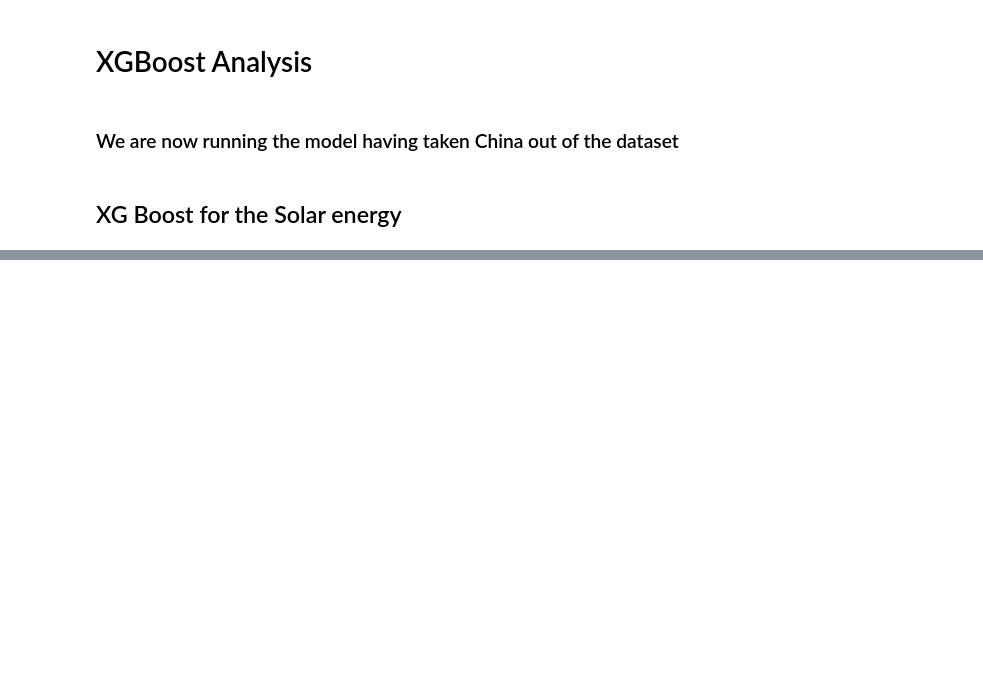
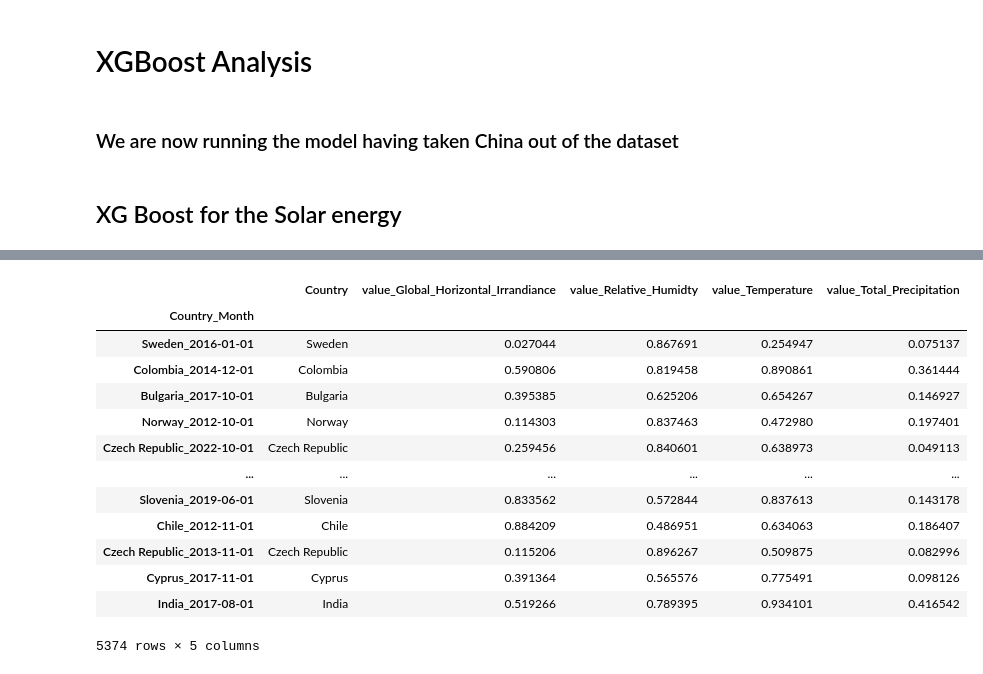
Before and after one commit to VonRiecken/Power-Predict, a Jupyter notebook: notebooks/weather_extraction_20231204.ipynb, the cells around one changed output, grey strips where cells are left out. Saved outputs shown, nothing was run; the diff lists cells and outputs as text; code cells hidden in the pictures; blank space fills up the shorter version.

```diff
--- a/notebooks/weather_extraction_20231204.ipynb
+++ b/notebooks/weather_extraction_20231204.ipynb
@@ -1391,0 +1453,3 @@ plt.show()
+# %%
+y = np.log1p(df[['Hydro', 'Solar', 'Wind', 'total_sol_wind_hyd']])
+y
@@ -1391,0 +1471,30 @@ plt.show()
+# %%
+# Init list of numerical columns
+num_features = X.select_dtypes(include=[np.number]).columns.tolist()
+# Preprocessing pipeline
+preprocessing_pipeline = ColumnTransformer(
+    transformers=[
+        ('num', Pipeline(steps=[
+            ('scaler', MinMaxScaler())
+        ]), num_features),
+        ('cat', OneHotEncoder(handle_unknown='ignore'), ['Country'])
+    ])
+# Splitting the data
+X_train, X_test, y_train, y_test = train_test_split(X, y, test_size=0.2, random_state=42)
+# %%
+X_train
+# %% [output]
+|  | Country | value_Global_Horizontal_Irrandiance | value_Relative_Humidty | value_Temperature | value_Total_Precipitation |
+| Country_Month |  |  |  |  |  |
+| Sweden_2016-01-01 | Sweden | 0.027044 | 0.867691 | 0.254947 | 0.075137 |
+| Colombia_2014-12-01 | Colombia | 0.590806 | 0.819458 | 0.890861 | 0.361444 |
+| Bulgaria_2017-10-01 | Bulgaria | 0.395385 | 0.625206 | 0.654267 | 0.146927 |
+| Norway_2012-10-01 | Norway | 0.114303 | 0.837463 | 0.472980 | 0.197401 |
+| Czech Republic_2022-10-01 | Czech Republic | 0.259456 | 0.840601 | 0.638973 | 0.049113 |
+| ... | ... | ... | ... | ... | ... |
+| Slovenia_2019-06-01 | Slovenia | 0.833562 | 0.572844 | 0.837613 | 0.143178 |
+| Chile_2012-11-01 | Chile | 0.884209 | 0.486951 | 0.634063 | 0.186407 |
+| Czech Republic_2013-11-01 | Czech Republic | 0.115206 | 0.896267 | 0.509875 | 0.082996 |
+| Cyprus_2017-11-01 | Cyprus | 0.391364 | 0.565576 | 0.775491 | 0.098126 |
+| India_2017-08-01 | India | 0.519266 | 0.789395 | 0.934101 | 0.416542 |
+5374 rows × 5 columns
```
Also changed, not shown: parts of 6 cells of this notebook, 14 other files.
